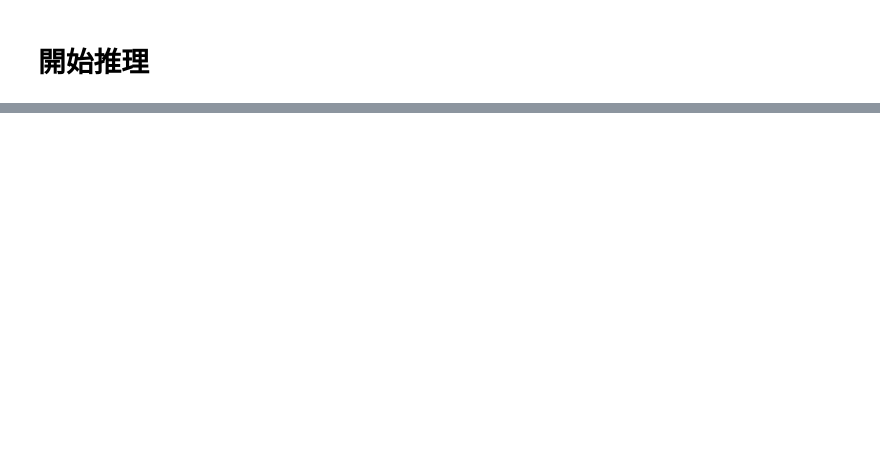
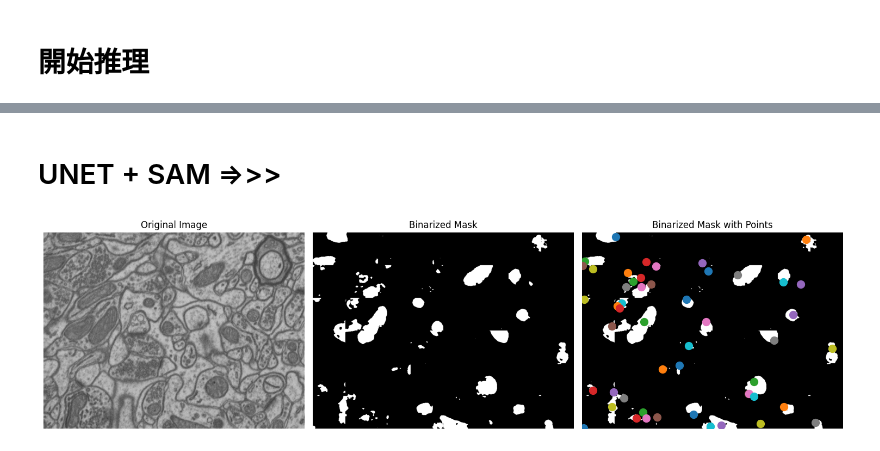
Before and after one commit to tom-choi/sam2, a Jupyter notebook: turnfinesam2.ipynb, the cells around one changed output, grey strips where cells are left out. Cells and saved outputs as stored; diff of their text form; code cells hidden in the pictures; blank space fills up the shorter version.

```diff
--- a/turnfinesam2.ipynb
+++ b/turnfinesam2.ipynb
@@ -337,0 +414,2 @@ Falling back to all available kernels for scaled_dot_product_attention (which ma
+# %% [markdown]
+# UNET + SAM =>>>
@@ -337,0 +476,28 @@ Falling back to all available kernels for scaled_dot_product_attention (which ma
+# %%
+# load from oxford_segmentation_models.pth
+import torch
+
+def load_model(model_path, num_classes, device):
+    # Create an instance of your model
+    model = SegmentationModel(num_classes)
+
+    # Load the state dict
+    state_dict = torch.load(model_path, map_location=device)
+
+    # Load the state dict into your model
+    model.load_state_dict(state_dict)
+
+    # Move the model to the specified device
+    model = model.to(device)
+
+    # Set the model to evaluation mode
+    model.eval()
+
+    return model
+
+# # Usage
+# device = torch.device("cuda" if torch.cuda.is_available() else "cpu")
+# num_classes = 1
+# model_path = "simple_unet_segmentation.pth"
+
+# model = load_model(model_path, num_classes, device)
@@ -338,44 +577,40 @@ Falling back to all available kernels for scaled_dot_product_attention (which ma
 # %%
-# Load the selected image and mask
-image, mask_2 = read_image(image_path, mask_path)
-
-# Build net and load weights from orignal SAM2
-sam2_model = build_sam2(model_cfg, sam2_checkpoint, device="cuda")
-
 # Build net and load weights
 predictor2 = SAM2ImagePredictor(sam2_model)
 
 # Generate random points for the input
-num_samples = 2
-input_points = get_points(mask, num_samples)
+_, _, input_points, _ = read_batch_speical(image, predicted_mask, True)
 
 # Perform inference and predict masks
 # 用box(整個圖像)的形式輸入prompt
 with torch.no_grad():
    predictor2.set_image(image)
    masks, scores, logits = predictor2.predict(
       point_coords=input_points,
       point_labels=np.ones([input_points.shape[0], 1])
    )
 
 # Process the predicted masks and sort by scores
 np_masks_2 = np.array(masks[:, 0])
 np_scores_2 = scores[:, 0]
 sorted_masks_2 = np_masks_2[np.argsort(np_scores_2)][::-1]
 
 # Initialize segmentation map and occupancy mask
 seg_map2 = np.zeros_like(sorted_masks_2[0], dtype=np.uint8)
 occupancy_mask_2 = np.zeros_like(sorted_masks_2[0], dtype=bool)
+
 # Combine masks to create the final segmentation map
 for i in range(sorted_masks_2.shape[0]):
    mask_2 = sorted_masks_2[i]
    if (mask_2 * occupancy_mask_2).sum() / mask_2.sum() > 0.15:
        continue
 
    mask_bool_2 = mask_2.astype(bool)
    mask_bool_2[occupancy_mask_2] = False  # Set overlapping areas to False in the mask
    seg_map2[mask_bool_2] = i + 1  # Use boolean mask to index seg_map
    occupancy_mask_2[mask_bool_2] = True  # Update occupancy_mask
+# %% [output]
+[figure, added]
 # %%
 
 # Visualization: Show the original image, mask, and final segmentation side by side
```
Also changed, not shown: parts of 10 cells of this notebook.
